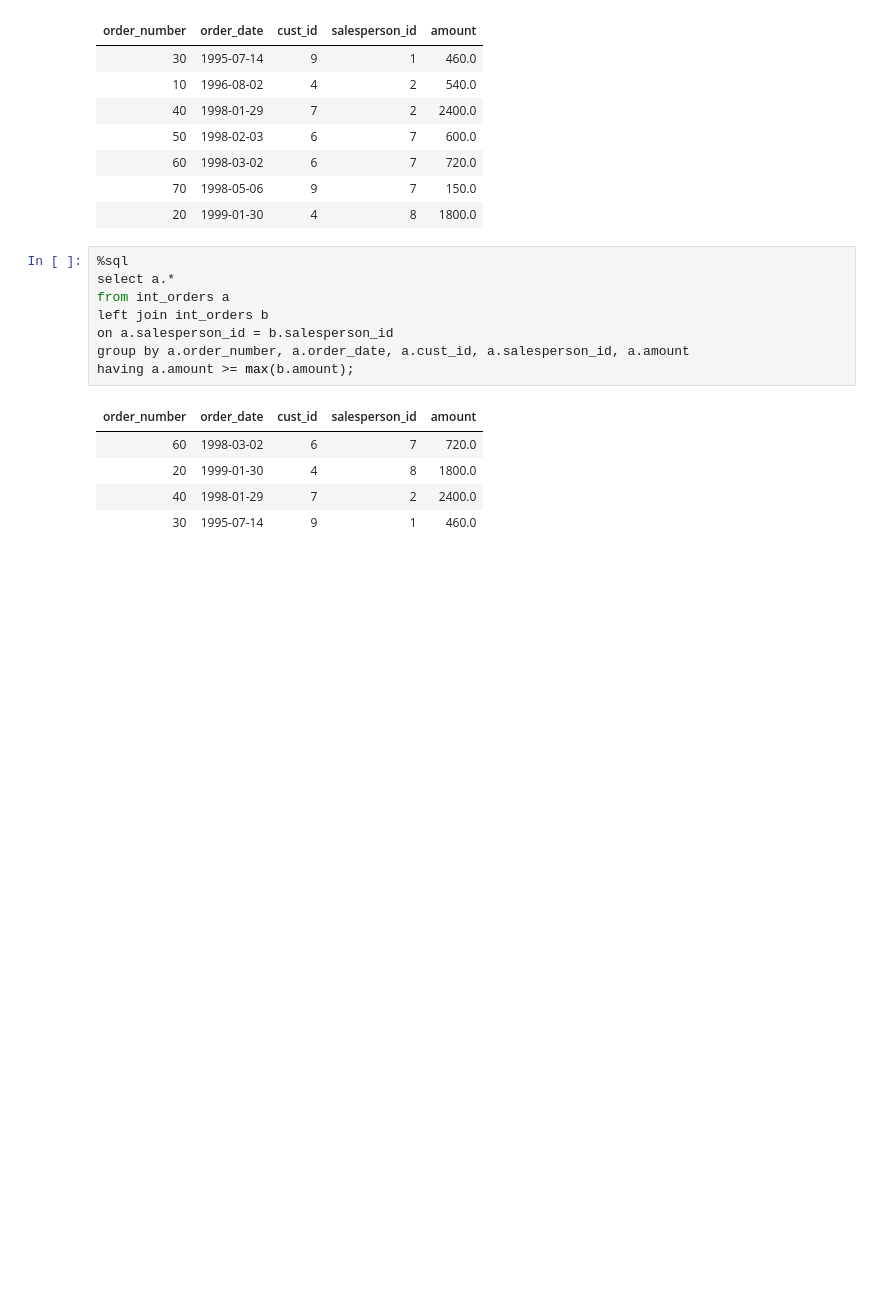
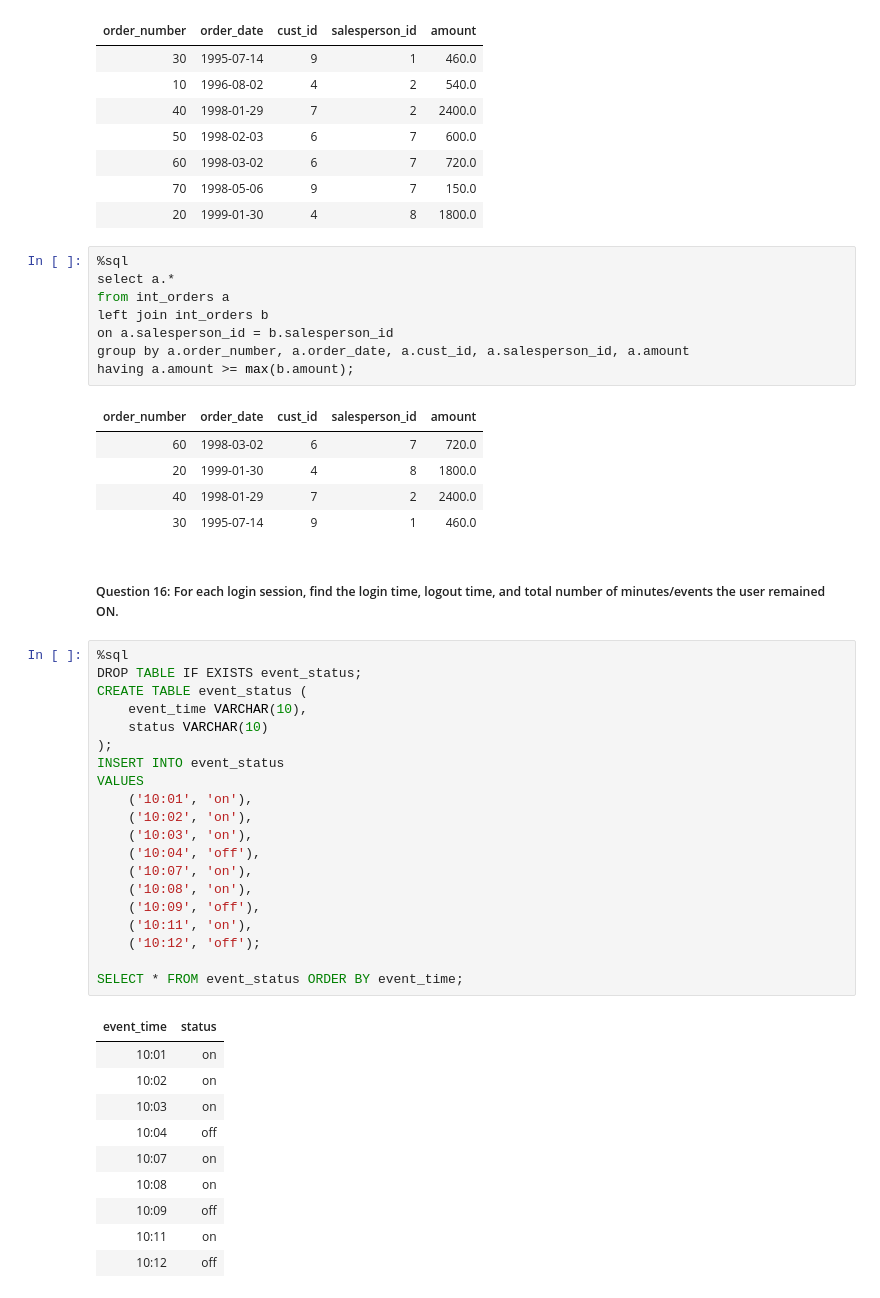
Before and after one commit to Rupam-1/SQL-Pyspark-practise_youtube, a Jupyter notebook: 03. SQL - Part2.ipynb, the cells around one changed output. Saved outputs shown, nothing was run; the diff lists cells and outputs as text; blank space fills up the shorter version.

```diff
--- a/03. SQL - Part2.ipynb
+++ b/03. SQL - Part2.ipynb
@@ -1220,3 +1220,36 @@ having a.amount >= max(b.amount);
 | 20 | 1999-01-30 | 4 | 8 | 1800.0 |
 | 40 | 1998-01-29 | 7 | 2 | 2400.0 |
 | 30 | 1995-07-14 | 9 | 1 | 460.0 |
+# %% [markdown]
+##### Question 16: For each login session, find the login time, logout time, and total number of minutes/events the user remained ON.
+# %%
+%sql
+DROP TABLE IF EXISTS event_status;
+CREATE TABLE event_status (
+    event_time VARCHAR(10),
+    status VARCHAR(10)
+);
+INSERT INTO event_status
+VALUES
+    ('10:01', 'on'),
+    ('10:02', 'on'),
+    ('10:03', 'on'),
+    ('10:04', 'off'),
+    ('10:07', 'on'),
+    ('10:08', 'on'),
+    ('10:09', 'off'),
+    ('10:11', 'on'),
+    ('10:12', 'off');
+
+SELECT * FROM event_status ORDER BY event_time;
+# %% [output]
+| event_time | status |
+| 10:01 | on |
+| 10:02 | on |
+| 10:03 | on |
+| 10:04 | off |
+| 10:07 | on |
+| 10:08 | on |
+| 10:09 | off |
+| 10:11 | on |
+| 10:12 | off |
```
Also changed, not shown: parts of 1 cell of this notebook, 1 other file.
